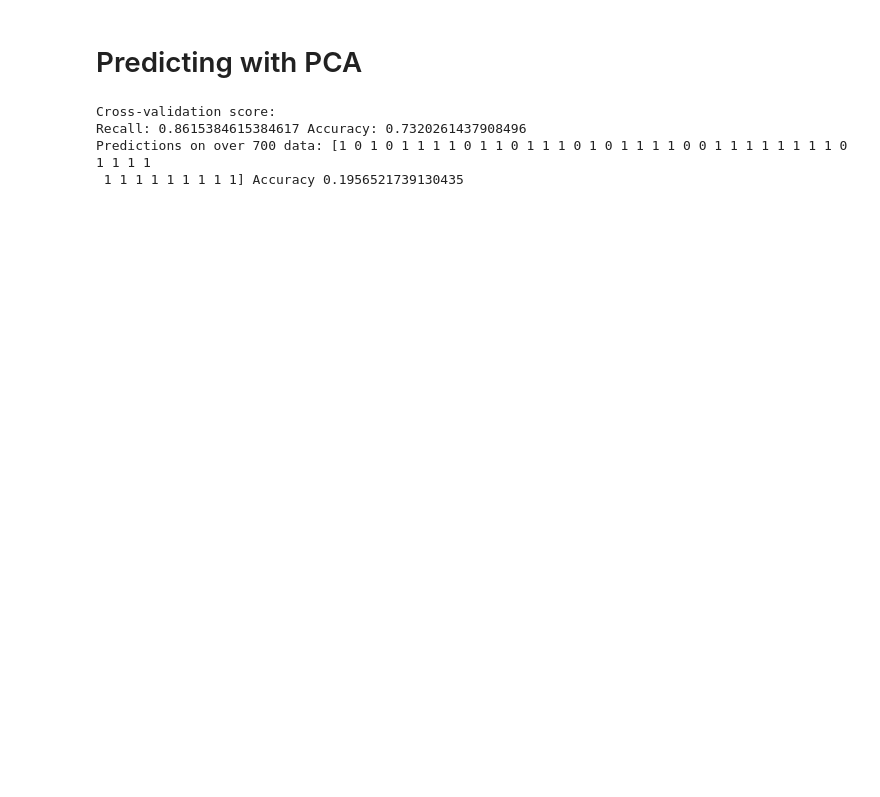
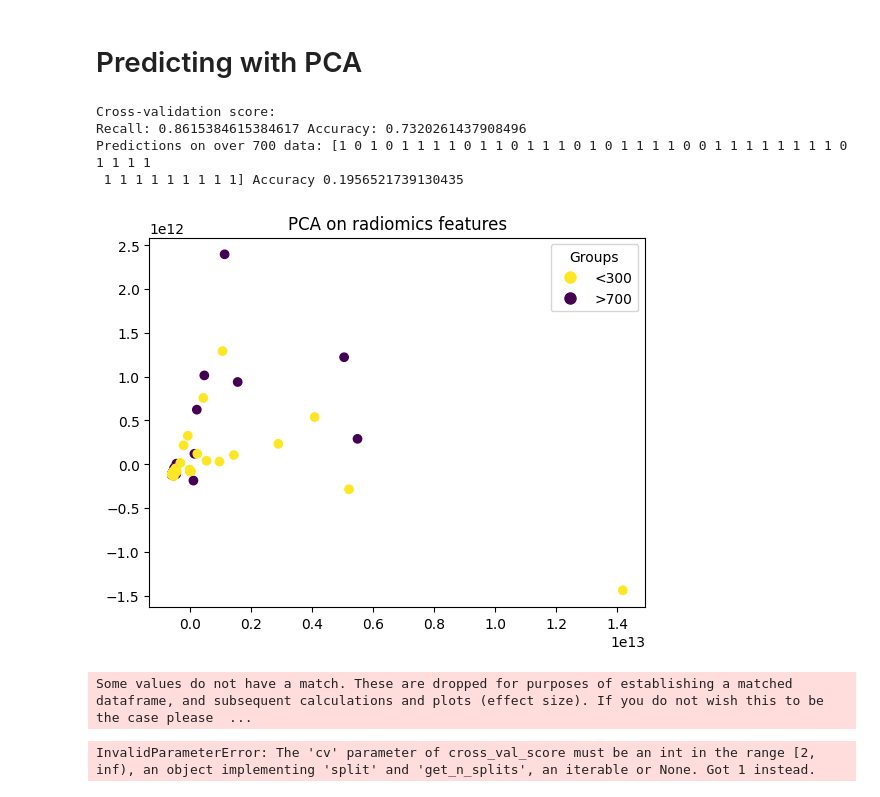
Before and after one commit to Joarnixon/StudCampProject, a Jupyter notebook: evaluation.ipynb, the cells around one changed output. Saved outputs shown, nothing was run; the diff lists cells and outputs as text; code cells hidden in the pictures; blank space fills up the shorter version.

```diff
--- a/evaluation.ipynb
+++ b/evaluation.ipynb
@@ -456,0 +471,17 @@ Predictions on over 700 data: [1 0 1 0 1 1 1 1 0 1 1 0 1 1 1 0 1 0 1 1 1 1 0 0 1
+# %%
+df_test2['group'] = '<300'
+df_test2['label'] = 1
+# %%
+df_test1 = df_test.copy()
+# %%
+df_test1['group'] = '>700'
+df_test1['label'] = 0
+# %%
+df_test_pca = pd.concat((df_test1, df_test2), axis=0)
+color_df_test = df_test_pca['label']
+labels_df_test = df_test_pca['group']
+df_test_pca.drop(['label', 'group'], axis=1, inplace=True)
+# %%
+plot_2d_pca(df_test_pca, color_df_test, labels_df_test)
+# %% [output]
+[figure, added]
@@ -456,0 +492,6 @@ Predictions on over 700 data: [1 0 1 0 1 1 1 1 0 1 1 0 1 1 1 0 1 0 1 1 1 1 0 0 1
+# %%
+psm = PsmPy(df, treatment='mutation', indx='index')
+psm.logistic_ps()
+psm.knn_matched(matcher='propensity_logit', drop_unmatched=True)
+# %% [output]
+Some values do not have a match. These are dropped for purposes of establishing a matched dataframe, and subsequent calculations and plots (effect size). If you do not wish this to be the case please  ...
@@ -456,0 +502,14 @@ Predictions on over 700 data: [1 0 1 0 1 1 1 1 0 1 1 0 1 1 1 0 1 0 1 1 1 1 0 0 1
+# %%
+X_train, X_test, y_train, y_test = train_test_split(new_df, new_labels, test_size=0.2, random_state=42, stratify=new_labels)
+
+clf = RandomForestClassifier(n_estimators=100, random_state=42)
+clf.fit(X_train, y_train)
+
+cv_scores_rec = cross_val_score(clf, new_df, new_labels, cv=2, scoring='recall')
+cv_scores_acc = cross_val_score(clf, new_df, new_labels, cv=2, scoring='accuracy')
+
+print("Cross-validation score:")
+print('Recall:', np.mean(cv_scores_rec), 'Accuracy:', np.mean(cv_scores_acc))
+print('Predictions on over 700 data:', predictions := clf.predict(df_test), 'Accuracy', accuracy_score(predictions, np.zeros_like(predictions)))
+# %% [output]
+InvalidParameterError: The 'cv' parameter of cross_val_score must be an int in the range [2, inf), an object implementing 'split' and 'get_n_splits', an iterable or None. Got 1 instead.
```
Also changed, not shown: parts of 9 cells of this notebook.
